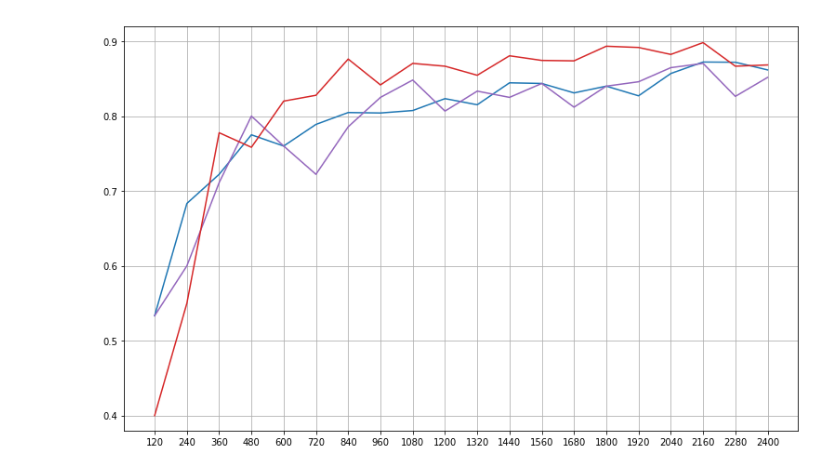
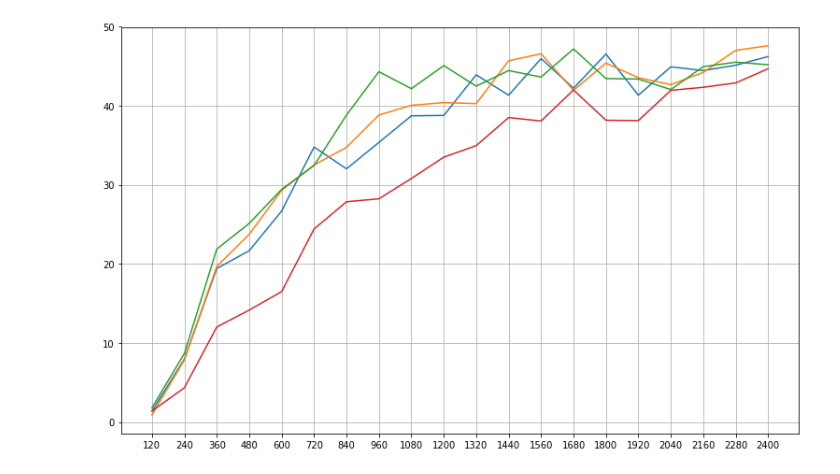
Before and after one commit to takitaki7474/m2-research-prototype, a Jupyter notebook: notebook/eval/eval5.ipynb, the cells around one changed output. Cells and saved outputs as stored; diff of their text form; code cells hidden in the pictures.

```diff
--- a/notebook/eval/eval5.ipynb
+++ b/notebook/eval/eval5.ipynb
@@ -19,7 +19,7 @@ for eval_v in eval_list:
     conventional_accs.append(accs)
 # %%
 # 提案方法の評価対象logの読み込み
-eval_list = ["eval28", "eval29"]
+eval_list = ["eval38", "eval29", "eval39", "eval28"]
 model_list = ["v" + str(i) for i in range(1, 21)]
 proposal_accs = []
 
@@ -63,13 +65,31 @@ plt.grid(True)
+# %%
+# 提案方法の収束速度の読み込み
+eval_list = ["eval38", "eval29", "eval39", "eval28"]
+model_list = ["v" + str(i) for i in range(1, 21)]
+prop_train_err_speeds = []
+prop_test_err_speeds = []
+
+for eval_v in eval_list:
+    train_err_speeds = []
+    test_err_speeds = []
+    for model_v in model_list:
+        path = os.path.join("../proposal/eval/result", eval_v, model_v, "err_speed.json")
+        with open(path) as f:
+            log = json.load(f)
+        train_err_speeds.append(log["train_err_speed"])
+        test_err_speeds.append(log["test_err_speed"])
+    prop_train_err_speeds.append(train_err_speeds)
+    prop_test_err_speeds.append(test_err_speeds)
 # %%
-# 提案方法と従来方法の精度推移の可視化
+# 提案方法
 xlist = list(range(1,21))
 
 fig1 = plt.figure(figsize=(13,8))
-plt.ylim(0.38, 0.92)
 plt.xticks(xlist, list(range(120, 120*20+1, 120)))
-plt.plot(xlist, conventional_accs[1], color="tab:blue")
-plt.plot(xlist, conventional_accs[3], color="tab:purple")
-plt.plot(xlist, proposal_accs[1], color="tab:red") # queryN=10, MPupdate
+plt.plot(xlist, prop_train_err_speeds[0], color="tab:blue") # 1/4update, queryN=10
+plt.plot(xlist, prop_train_err_speeds[1], color="tab:orange") # 1/2update, queryN=10
+plt.plot(xlist, prop_train_err_speeds[2], color="tab:green") # 3/4update, queryN=10
+plt.plot(xlist, prop_train_err_speeds[3], color="tab:red") # 1update, queryN=10
 plt.grid(True)
 # %% [output]
-[figure, old version]
+[figure, new version]
```
Also changed, not shown: parts of 1 cell of this notebook.
